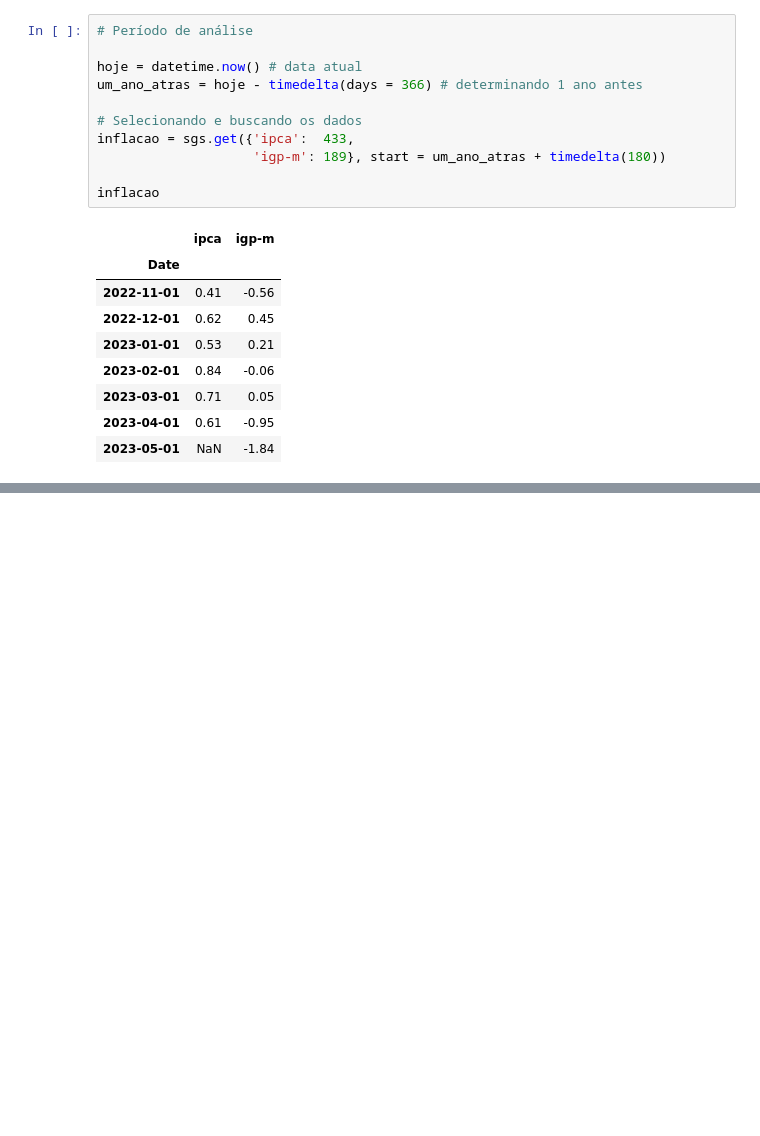
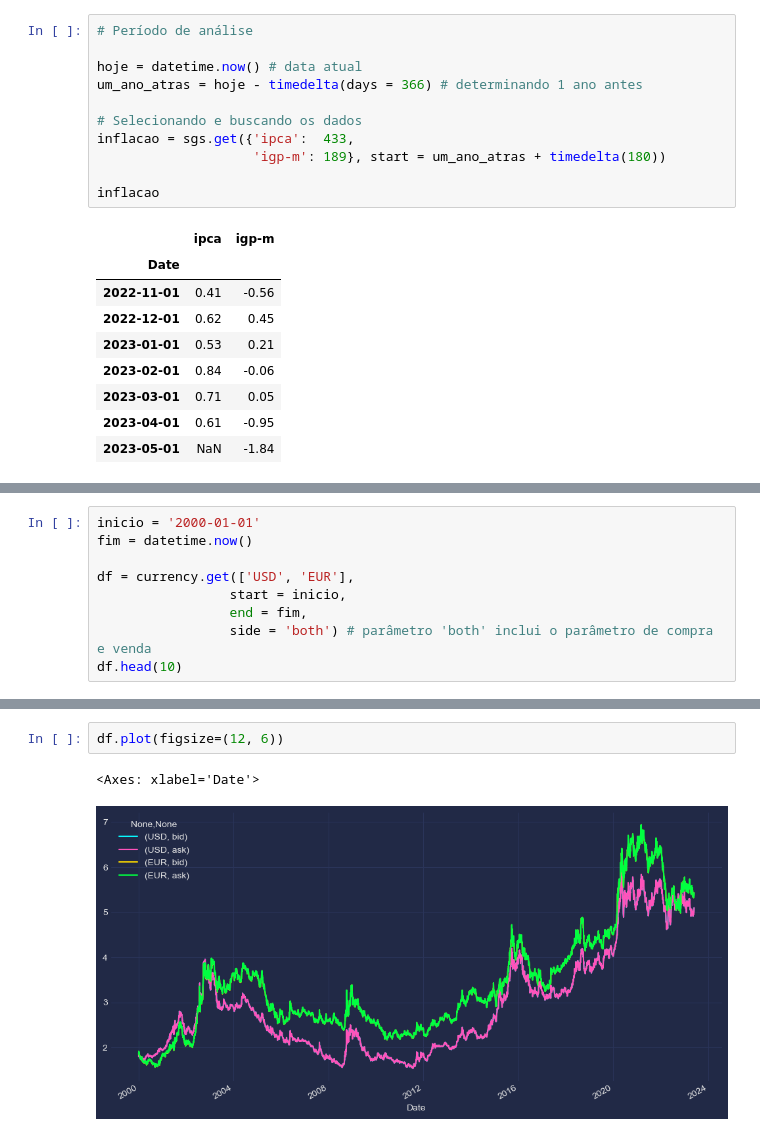
Before and after one commit to fcardosoo/Python-Mercado-Financeiro-Buscar-dados-do-BC-SELIC-IPCA-IGPM-USD, a Jupyter notebook: Pegar dados do Banco Central.ipynb, the cells around one changed output, grey strips where cells are left out. Cells and saved outputs as stored; diff of their text form; blank space fills up the shorter version.

```diff
--- a/Pegar dados do Banco Central.ipynb
+++ b/Pegar dados do Banco Central.ipynb
@@ -108,0 +111,9 @@ plt.show()
+# %%
+inicio = '2000-01-01'
+fim = datetime.now()
+
+df = currency.get(['USD', 'EUR'],
+                 start = inicio,
+                 end = fim,
+                 side = 'both') # parâmetro 'both' inclui o parâmetro de compra e venda
+df.head(10)
@@ -108,0 +134,5 @@ plt.show()
+# %%
+df.plot(figsize=(12, 6))
+# %% [output]
+<Axes: xlabel='Date'>
+[figure, added]
```
Also changed, not shown: parts of 3 cells of this notebook.
